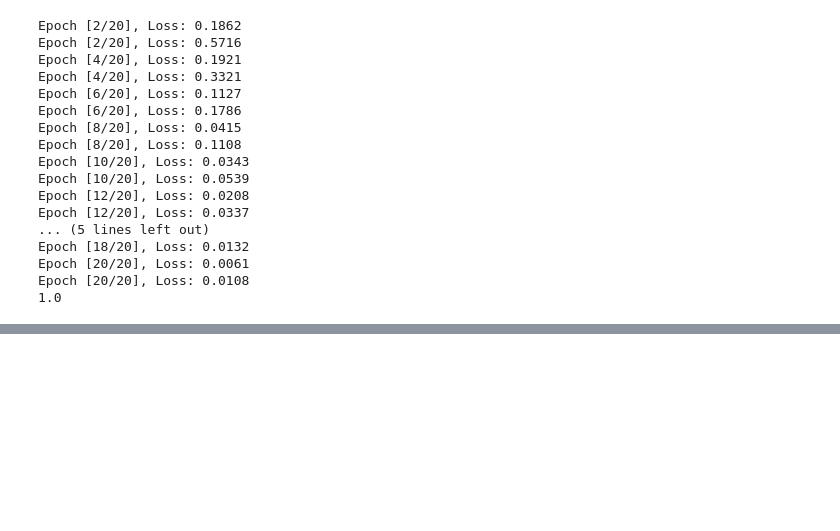
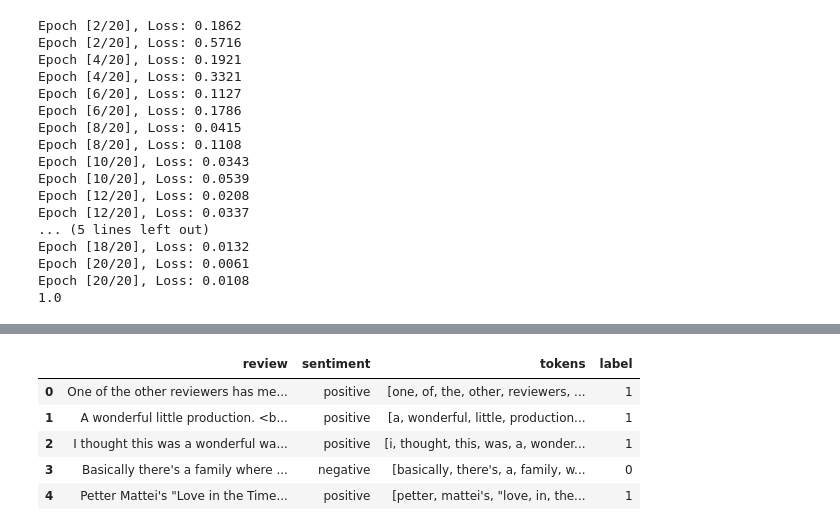
Before and after one commit to heissanjay/ml-from-scratch, a Jupyter notebook: nn/nn.ipynb, the cells around one changed output, grey strips where cells are left out. Drawn from its saved outputs; the diff is of its cells as text; code cells hidden in the pictures; blank space fills up the shorter version.

Commit message:
RNN, GRU, IMBD Dataset

```diff
--- a/nn/nn.ipynb
+++ b/nn/nn.ipynb
@@ -450,0 +659,2 @@ Epoch [20/20], Loss: 0.0108
+# %%
+df = pd.read_csv("dataset.csv")
@@ -450,0 +670,12 @@ Epoch [20/20], Loss: 0.0108
+# %%
+def preprocess_text(text):
+    text = text.lower()
+    text = re.sub("r'[^a-zA-Z]", " ", text)
+
+    tokens = text.split()
+    return tokens
+
+
+df["tokens"] = df["review"].apply(preprocess_text)
+
+df.head()
@@ -450,0 +689,24 @@ Epoch [20/20], Loss: 0.0108
+# %%
+def build_vocab(tokenized_texts, max_vocab_size=10000):
+    words_count = Counter(word for tokens in tokenized_texts for word in tokens)
+    vocab = {"<PAD>": 0, "<UNK>": 1}
+    for word, _ in words_count.most_common(max_vocab_size - 2):
+        vocab[word] = len(vocab)
+    return vocab
+
+
+vocab = build_vocab(df["tokens"])
+vocab_size = len(vocab)
+
+label_map = {"positive": 1, "negative": 0}
+df["label"] = df["sentiment"].map(label_map)
+
+
+df.head()
+# %% [output]
+|  | review | sentiment | tokens | label |
+| 0 | One of the other reviewers has me... | positive | [one, of, the, other, reviewers, ... | 1 |
+| 1 | A wonderful little production. <b... | positive | [a, wonderful, little, production... | 1 |
+| 2 | I thought this was a wonderful wa... | positive | [i, thought, this, was, a, wonder... | 1 |
+| 3 | Basically there's a family where ... | negative | [basically, there's, a, family, w... | 0 |
+| 4 | Petter Mattei's "Love in the Time... | positive | [petter, mattei's, "love, in, the... | 1 |
```
Also changed, not shown: parts of 14 cells of this notebook, 7 other files.
